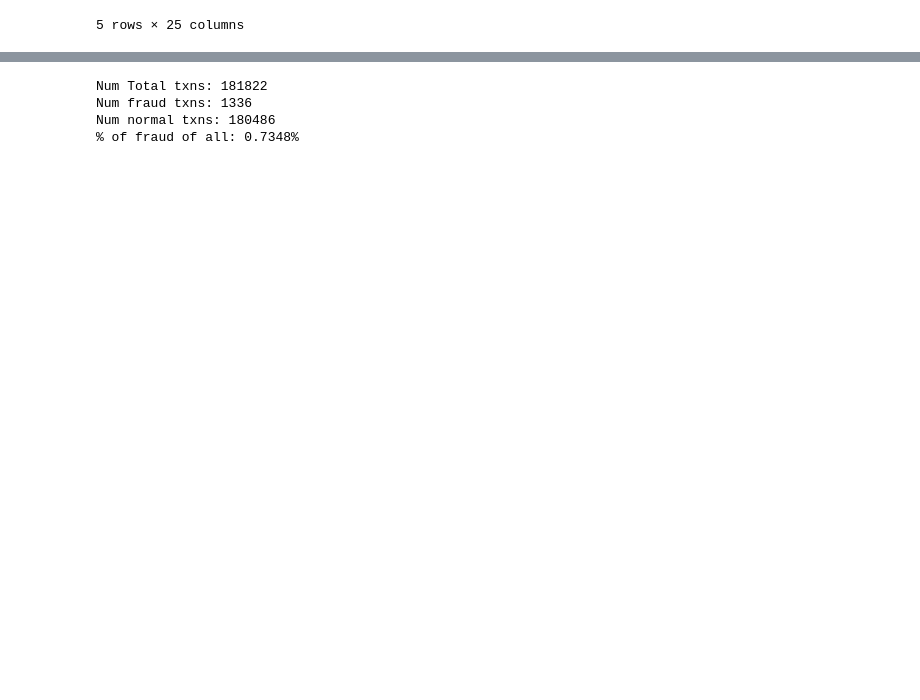
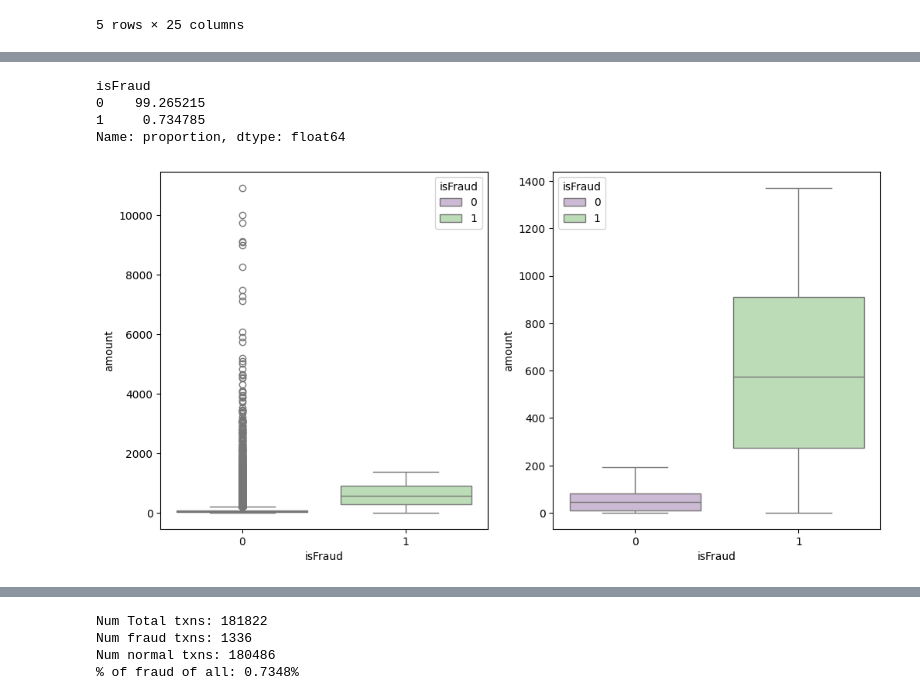
Before and after one commit to mlghammit/DataQuest-2024, a Jupyter notebook: data.ipynb, the cells around one changed output, grey strips where cells are left out. Saved outputs shown, nothing was run; the diff lists cells and outputs as text; code cells hidden in the pictures; blank space fills up the shorter version.

Commit message:
Feat: data cleaning, exploration, viz, corr matrix, features, models & evaluation

```diff
--- a/data.ipynb
+++ b/data.ipynb
@@ -139,0 +154,14 @@ df.head()
+# %%
+100*df.isFraud.value_counts(normalize=True)
+# %% [output]
+isFraud
+0    99.265215
+1     0.734785
+Name: proportion, dtype: float64
+# %%
+fig, (ax1, ax2) = plt.subplots(ncols=2, figsize=(12,6))
+s = sns.boxplot(ax = ax1, x="isFraud", y="amount", hue="isFraud",data=df, palette="PRGn",showfliers=True)
+s = sns.boxplot(ax = ax2, x="isFraud", y="amount", hue="isFraud",data=df, palette="PRGn",showfliers=False)
+plt.show();
+# %% [output]
+[figure, added]
```
Also changed, not shown: parts of 24 cells of this notebook, 1 other file.
